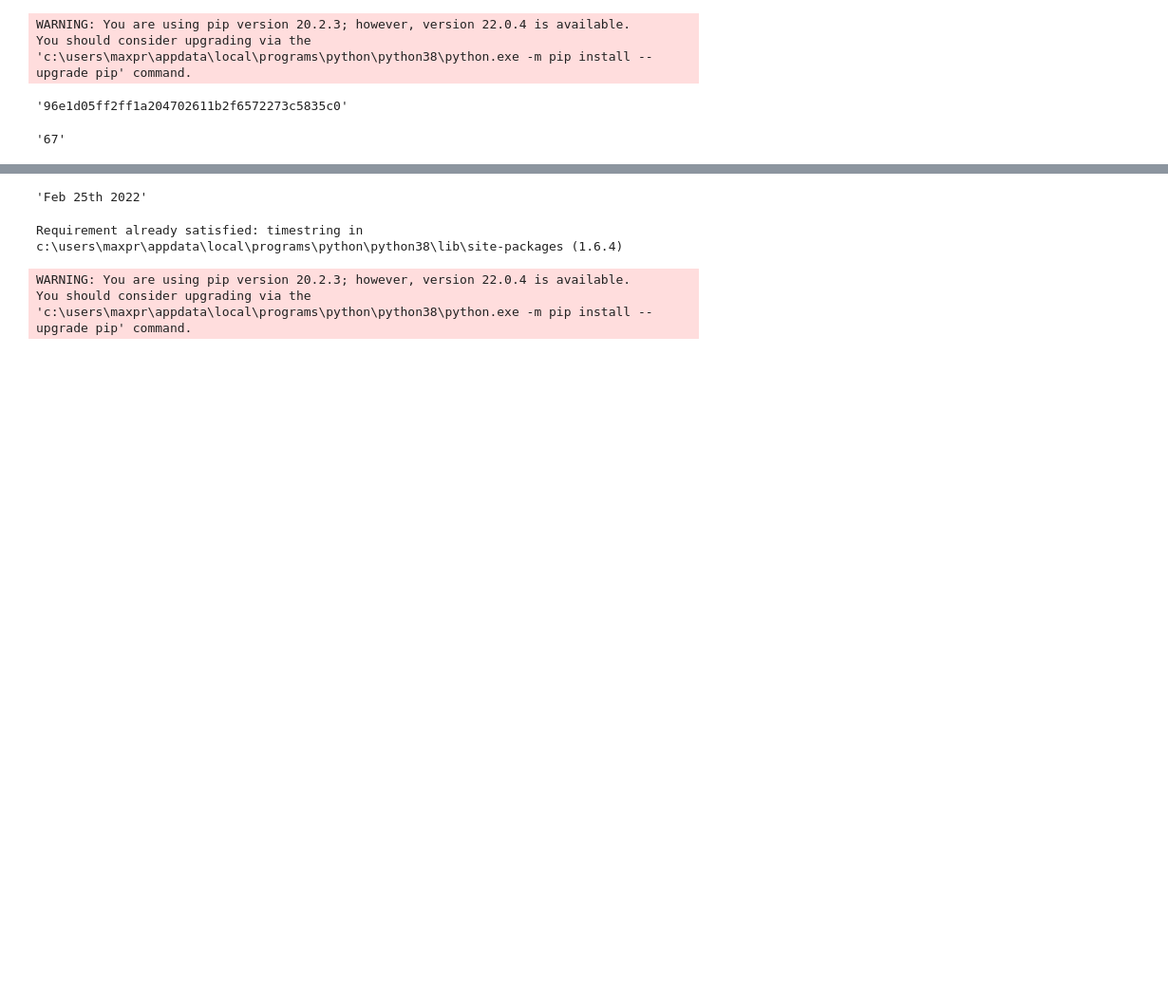
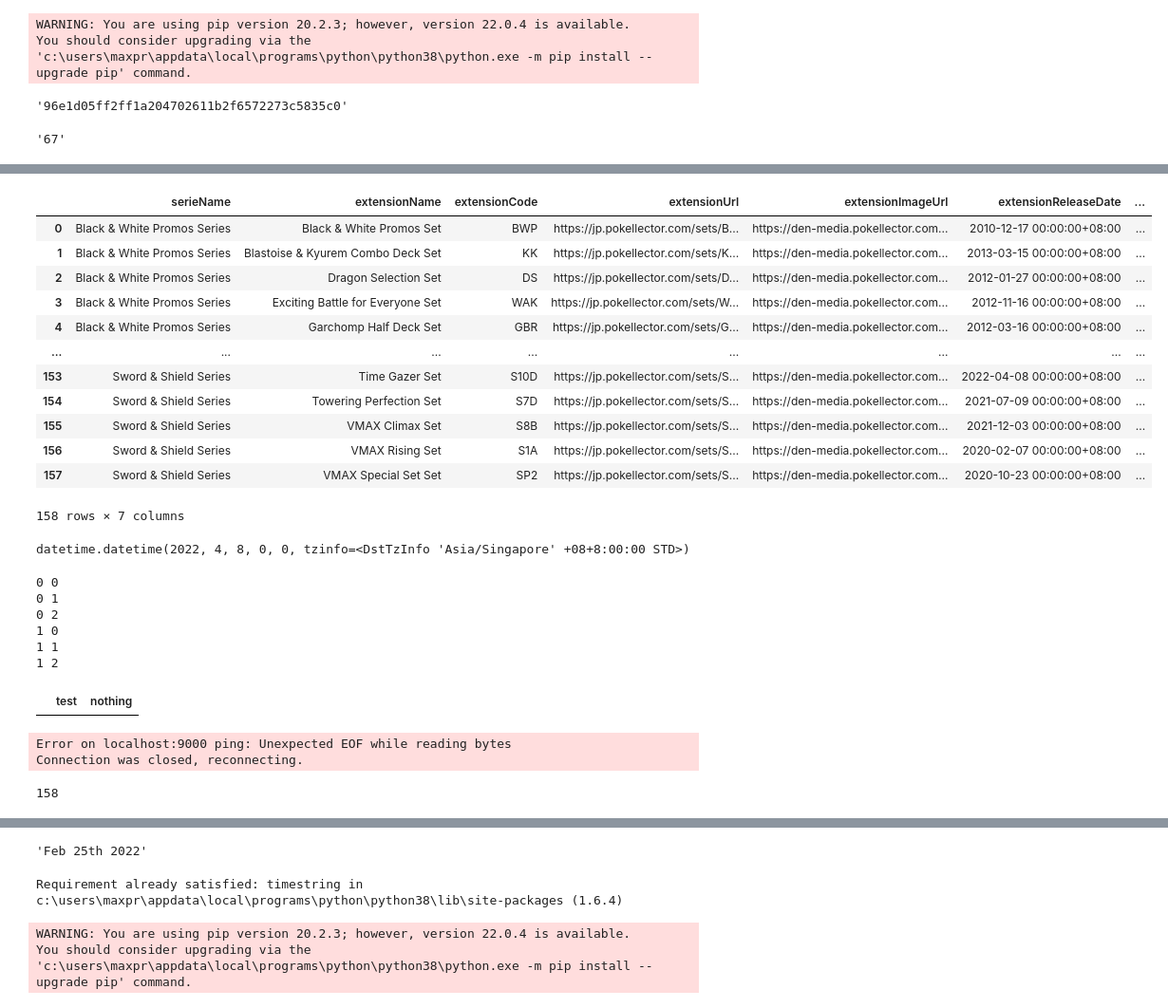
Before and after one commit to maxpr/pokemon-tcg-tracker, a Jupyter notebook: notebooks/pokemon-api.ipynb, the cells around one changed output, grey strips where cells are left out. Shown: that part at 95% size. Drawn from its saved outputs; the diff is of its cells as text; code cells hidden in the pictures; blank space fills up the shorter version.

Commit message:
[feature] Full non-parralelized Extension + Card scraping

```diff
--- a/notebooks/pokemon-api.ipynb
+++ b/notebooks/pokemon-api.ipynb
@@ -134,0 +142,18 @@ re.sub(r'[^0-9]','','67 Released')
+# %%
+db = Client("localhost")
+# %%
+db.query_dataframe(f"SELECT * FROM pokemon.extensions")
+# %% [output]
+|  | serieName | extensionName | extensionCode | extensionUrl | extensionImageUrl | extensionReleaseDate | ... |
+| 0 | Black & White Promos Series | Black & White Promos Set | BWP | https://jp.pokellector.com/sets/B... | https://den-media.pokellector.com... | 2010-12-17 00:00:00+08:00 | ... |
+| 1 | Black & White Promos Series | Blastoise & Kyurem Combo Deck Set | KK | https://jp.pokellector.com/sets/K... | https://den-media.pokellector.com... | 2013-03-15 00:00:00+08:00 | ... |
+| 2 | Black & White Promos Series | Dragon Selection Set | DS | https://jp.pokellector.com/sets/D... | https://den-media.pokellector.com... | 2012-01-27 00:00:00+08:00 | ... |
+| 3 | Black & White Promos Series | Exciting Battle for Everyone Set | WAK | https://jp.pokellector.com/sets/W... | https://den-media.pokellector.com... | 2012-11-16 00:00:00+08:00 | ... |
+| 4 | Black & White Promos Series | Garchomp Half Deck Set | GBR | https://jp.pokellector.com/sets/G... | https://den-media.pokellector.com... | 2012-03-16 00:00:00+08:00 | ... |
+| ... | ... | ... | ... | ... | ... | ... | ... |
+| 153 | Sword & Shield Series | Time Gazer Set | S10D | https://jp.pokellector.com/sets/S... | https://den-media.pokellector.com... | 2022-04-08 00:00:00+08:00 | ... |
+| 154 | Sword & Shield Series | Towering Perfection Set | S7D | https://jp.pokellector.com/sets/S... | https://den-media.pokellector.com... | 2021-07-09 00:00:00+08:00 | ... |
+| 155 | Sword & Shield Series | VMAX Climax Set | S8B | https://jp.pokellector.com/sets/S... | https://den-media.pokellector.com... | 2021-12-03 00:00:00+08:00 | ... |
+| 156 | Sword & Shield Series | VMAX Rising Set | S1A | https://jp.pokellector.com/sets/S... | https://den-media.pokellector.com... | 2020-02-07 00:00:00+08:00 | ... |
+| 157 | Sword & Shield Series | VMAX Special Set Set | SP2 | https://jp.pokellector.com/sets/S... | https://den-media.pokellector.com... | 2020-10-23 00:00:00+08:00 | ... |
+158 rows × 7 columns
@@ -135,3 +204,30 @@ re.sub(r'[^0-9]','','67 Released')
+# %%
+db_handler.get_oldest_extension()[0]
+# %% [output]
+datetime.datetime(2022, 4, 8, 0, 0, tzinfo=<DstTzInfo 'Asia/Singapore' +08+8:00:00 STD>)
+# %%
+for i in range(2):
+    for k in range(30):
+        print(i, k)
+        if k == 2:
+            break
+# %% [output]
+0 0
+0 1
+0 2
+1 0
+1 1
+1 2
+# %%
+pd.DataFrame([],columns=["test", "nothing"])
+# %% [output]
+|  | test | nothing |
+# %%
+db.execute(f"INSERT INTO pokemon.extensions VALUES", df.to_dict("records"), types_check=True)
+# %% [output]
+Error on localhost:9000 ping: Unexpected EOF while reading bytes
+Connection was closed, reconnecting.
+158
 # %%
 " ".join(test_1.split("\n")[-2:])
 # %% [output]
```
Also changed, not shown: parts of 7 cells of this notebook, 5 other files.
